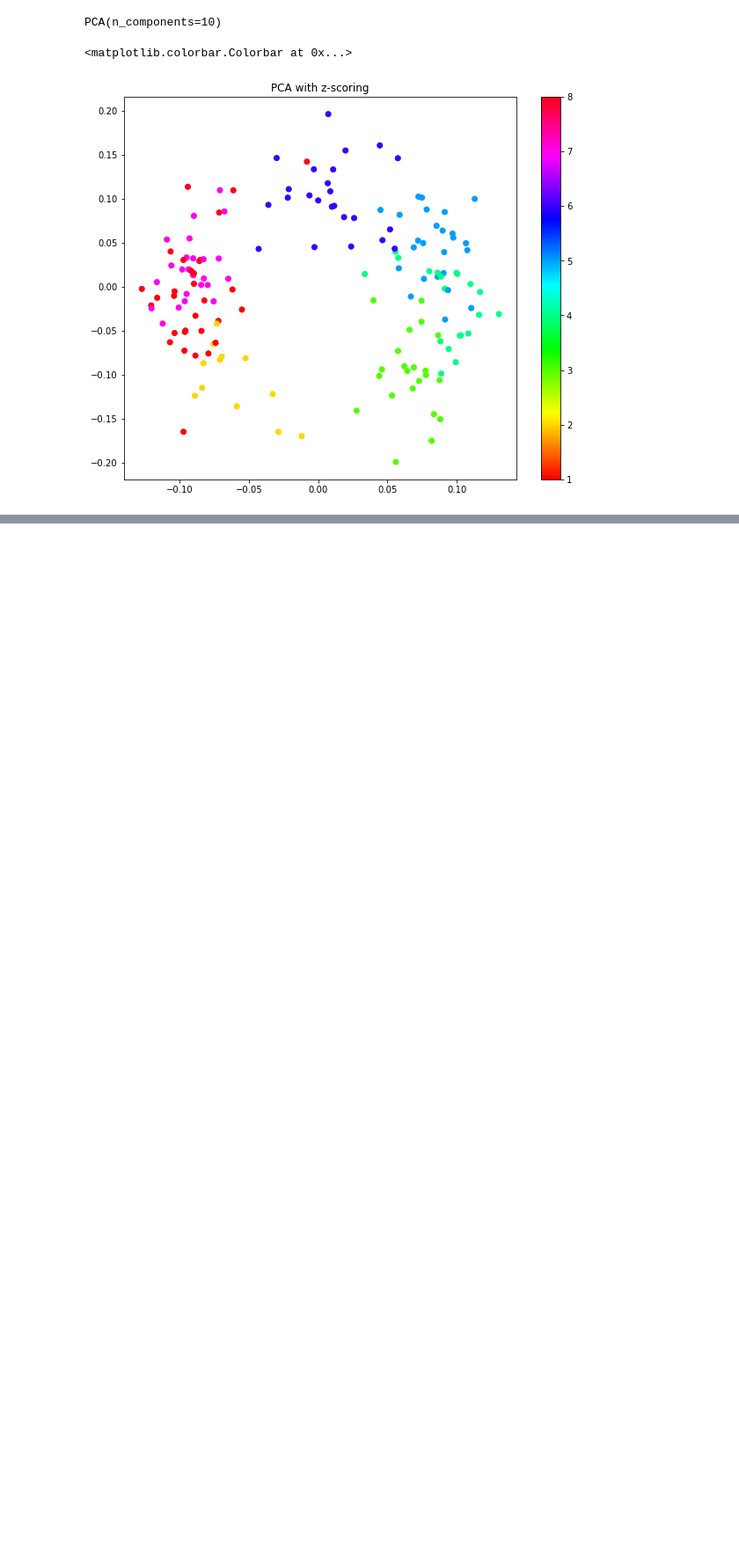
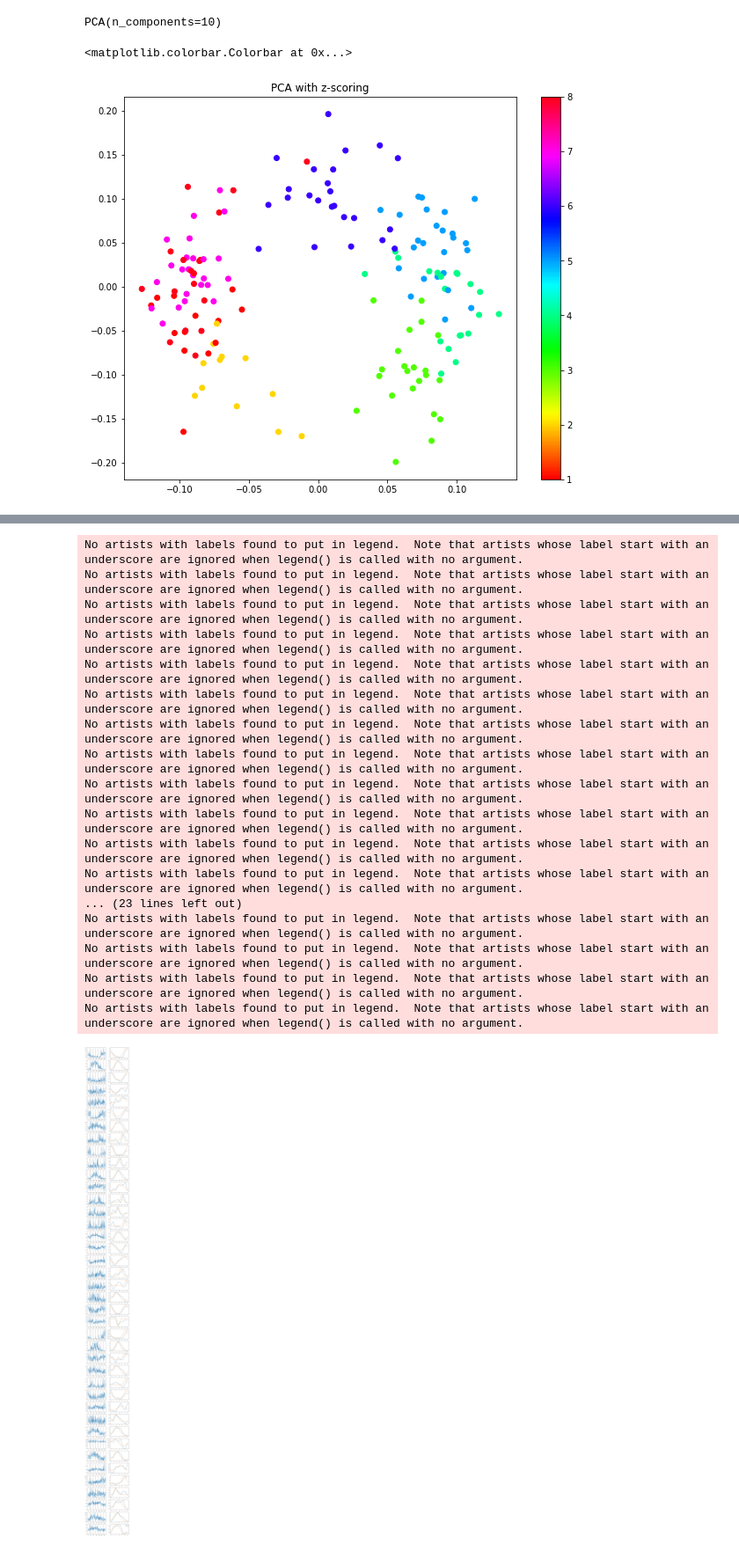
Before and after one commit to CONECT-INT/2022_CENTURI-SummerSchool, a Jupyter notebook: dev/dataset1_jure.ipynb, the cells around one changed output, grey strips where cells are left out. Shown at 88% size. Saved outputs shown, nothing was run; the diff lists cells and outputs as text; code cells hidden in the pictures; blank space fills up the shorter version.

```diff
--- a/dev/dataset1_jure.ipynb
+++ b/dev/dataset1_jure.ipynb
@@ -113,0 +140,49 @@ Text(0.5, 1.0, 'Scree plot')
+# %%
+# fitting von Mises function
+mus = []
+kappas = []
+fmaxs = []
+bsls = []
+
+for i in range(avgs_array.shape[1]):
+#for i in range(5):
+    out = fit_tc(avgs_array[:,i], 1)
+    mus.append(out['mu'])
+    kappas.append(out['kappa'])
+    fmaxs.append(out['fmax'])
+    bsls.append(out['bsl'])
+# %%
+# plotting results
+n_plots = 40
+
+_, axs = plt.subplots(n_plots, 2, figsize=(10,n_plots*3))
+
+for i in range(n_plots):
+    axs[i,0].vlines(ch_trials, 0, max(x_sorted[i,:]), color='grey')
+    axs[i,0].plot(x_sorted[i,:])
+#    axs[i,1].errorbar(np.arange(0,8), avgs_array.T[i,:], yerr = stds_array[:,i])
+
+    x_data = np.linspace(0, 2*np.pi, len(avgs_array.T[i,:]))
+    axs[i,1].plot(x_data, avgs_array.T[i,:])
+
+    x_fit = np.linspace(0, 2*np.pi, 1000)
+    axs[i,1].plot(x_fit, tuning_function(x_fit, mus[i], kappas[i], fmaxs[i], bsls[i]))
+# %% [output]
+No artists with labels found to put in legend.  Note that artists whose label start with an underscore are ignored when legend() is called with no argument.
+No artists with labels found to put in legend.  Note that artists whose label start with an underscore are ignored when legend() is called with no argument.
+No artists with labels found to put in legend.  Note that artists whose label start with an underscore are ignored when legend() is called with no argument.
+No artists with labels found to put in legend.  Note that artists whose label start with an underscore are ignored when legend() is called with no argument.
+No artists with labels found to put in legend.  Note that artists whose label start with an underscore are ignored when legend() is called with no argument.
+No artists with labels found to put in legend.  Note that artists whose label start with an underscore are ignored when legend() is called with no argument.
+No artists with labels found to put in legend.  Note that artists whose label start with an underscore are ignored when legend() is called with no argument.
+No artists with labels found to put in legend.  Note that artists whose label start with an underscore are ignored when legend() is called with no argument.
+No artists with labels found to put in legend.  Note that artists whose label start with an underscore are ignored when legend() is called with no argument.
+No artists with labels found to put in legend.  Note that artists whose label start with an underscore are ignored when legend() is called with no argument.
+No artists with labels found to put in legend.  Note that artists whose label start with an underscore are ignored when legend() is called with no argument.
+No artists with labels found to put in legend.  Note that artists whose label start with an underscore are ignored when legend() is called with no argument.
+... (23 lines left out)
+No artists with labels found to put in legend.  Note that artists whose label start with an underscore are ignored when legend() is called with no argument.
+No artists with labels found to put in legend.  Note that artists whose label start with an underscore are ignored when legend() is called with no argument.
+No artists with labels found to put in legend.  Note that artists whose label start with an underscore are ignored when legend() is called with no argument.
+No artists with labels found to put in legend.  Note that artists whose label start with an underscore are ignored when legend() is called with no argument.
+[figure, added]
```
Also changed, not shown: parts of 7 cells of this notebook.
